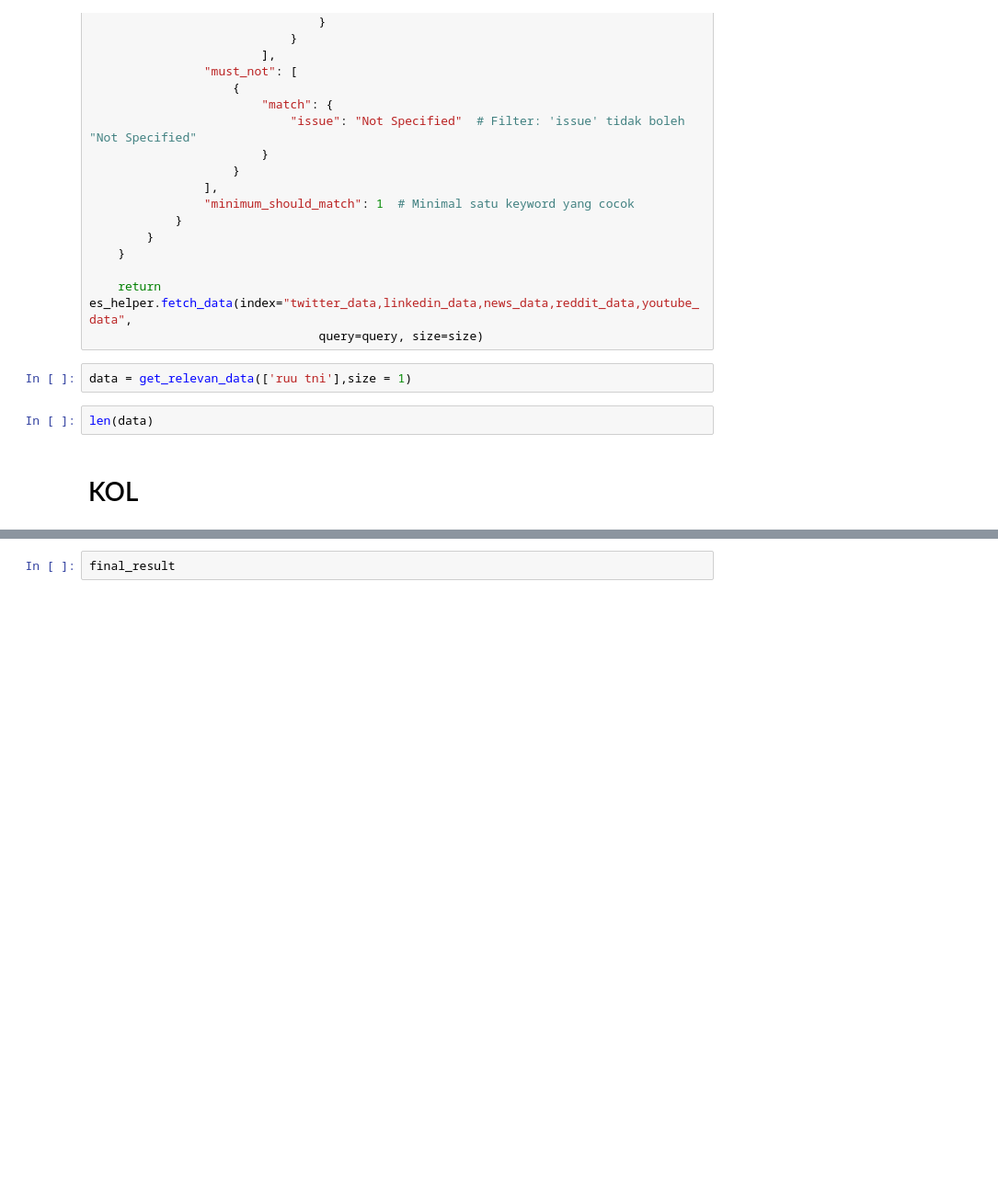
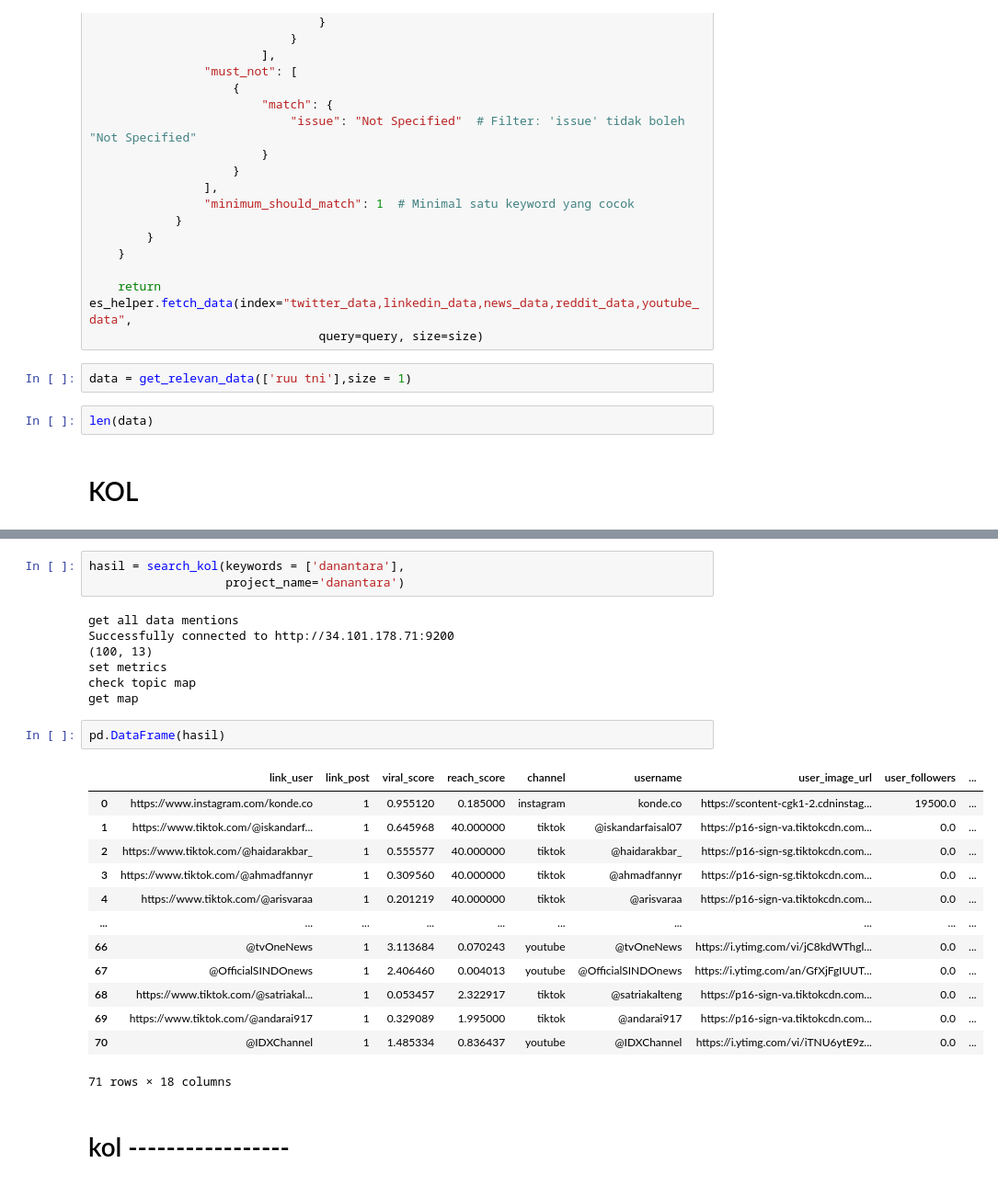
Before and after one commit to mocharil/moskal-api-v2, a Jupyter notebook: Untitled.ipynb, the cells around one changed output, grey strips where cells are left out. Shown: that part at 92% size. Cells and saved outputs as stored; diff of their text form; blank space fills up the shorter version.

```diff
--- a/Untitled.ipynb
+++ b/Untitled.ipynb
@@ -2521,2 +2753,28 @@ pd.DataFrame(hasil).fillna('')
 # %%
-final_result
+hasil = search_kol(keywords = ['danantara'],
+                   project_name='danantara')
+# %% [output]
+get all data mentions
+Successfully connected to http://34.101.178.71:9200
+(100, 13)
+set metrics
+check topic map
+get map
+# %%
+pd.DataFrame(hasil)
+# %% [output]
+|  | link_user | link_post | viral_score | reach_score | channel | username | user_image_url | user_followers | ... |
+| 0 | https://www.instagram.com/konde.co | 1 | 0.955120 | 0.185000 | instagram | konde.co | https://scontent-cgk1-2.cdninstag... | 19500.0 | ... |
+| 1 | https://www.tiktok.com/@iskandarf... | 1 | 0.645968 | 40.000000 | tiktok | @iskandarfaisal07 | https://p16-sign-va.tiktokcdn.com... | 0.0 | ... |
+| 2 | https://www.tiktok.com/@haidarakbar_ | 1 | 0.555577 | 40.000000 | tiktok | @haidarakbar_ | https://p16-sign-sg.tiktokcdn.com... | 0.0 | ... |
+| 3 | https://www.tiktok.com/@ahmadfannyr | 1 | 0.309560 | 40.000000 | tiktok | @ahmadfannyr | https://p16-sign-sg.tiktokcdn.com... | 0.0 | ... |
+| 4 | https://www.tiktok.com/@arisvaraa | 1 | 0.201219 | 40.000000 | tiktok | @arisvaraa | https://p16-sign-va.tiktokcdn.com... | 0.0 | ... |
+| ... | ... | ... | ... | ... | ... | ... | ... | ... | ... |
+| 66 | @tvOneNews | 1 | 3.113684 | 0.070243 | youtube | @tvOneNews | https://i.ytimg.com/vi/jC8kdWThgl... | 0.0 | ... |
+| 67 | @OfficialSINDOnews | 1 | 2.406460 | 0.004013 | youtube | @OfficialSINDOnews | https://i.ytimg.com/an/GfXjFgIUUT... | 0.0 | ... |
+| 68 | https://www.tiktok.com/@satriakal... | 1 | 0.053457 | 2.322917 | tiktok | @satriakalteng | https://p16-sign-va.tiktokcdn.com... | 0.0 | ... |
+| 69 | https://www.tiktok.com/@andarai917 | 1 | 0.329089 | 1.995000 | tiktok | @andarai917 | https://p16-sign-va.tiktokcdn.com... | 0.0 | ... |
+| 70 | @IDXChannel | 1 | 1.485334 | 0.836437 | youtube | @IDXChannel | https://i.ytimg.com/vi/iTNU6ytE9z... | 0.0 | ... |
+71 rows × 18 columns
+# %% [markdown]
+# kol -----------------
```
Also changed, not shown: parts of 6 cells of this notebook, 5 other files.
